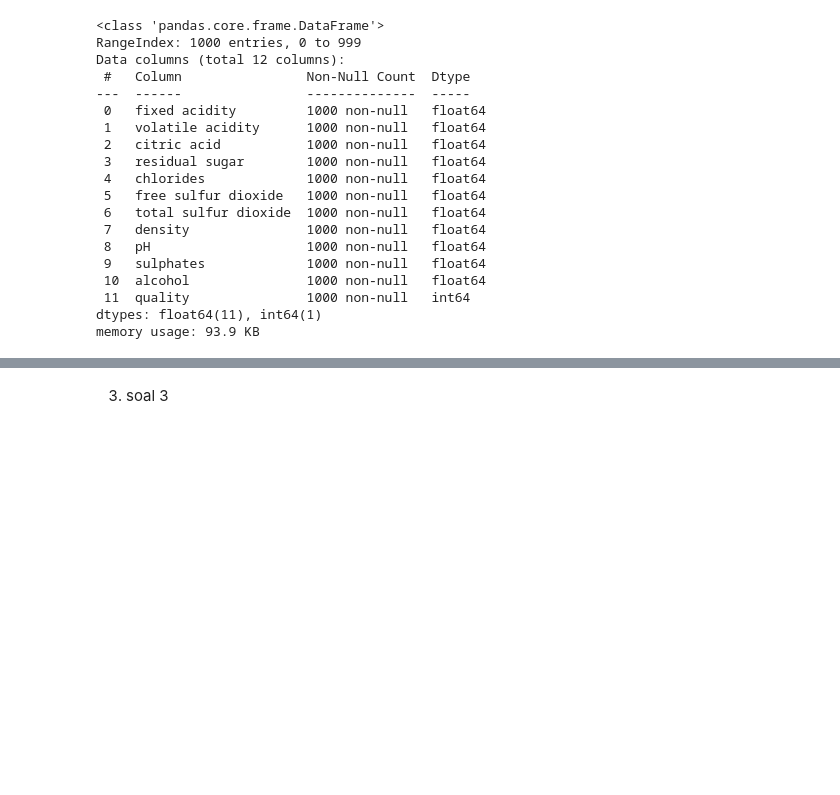
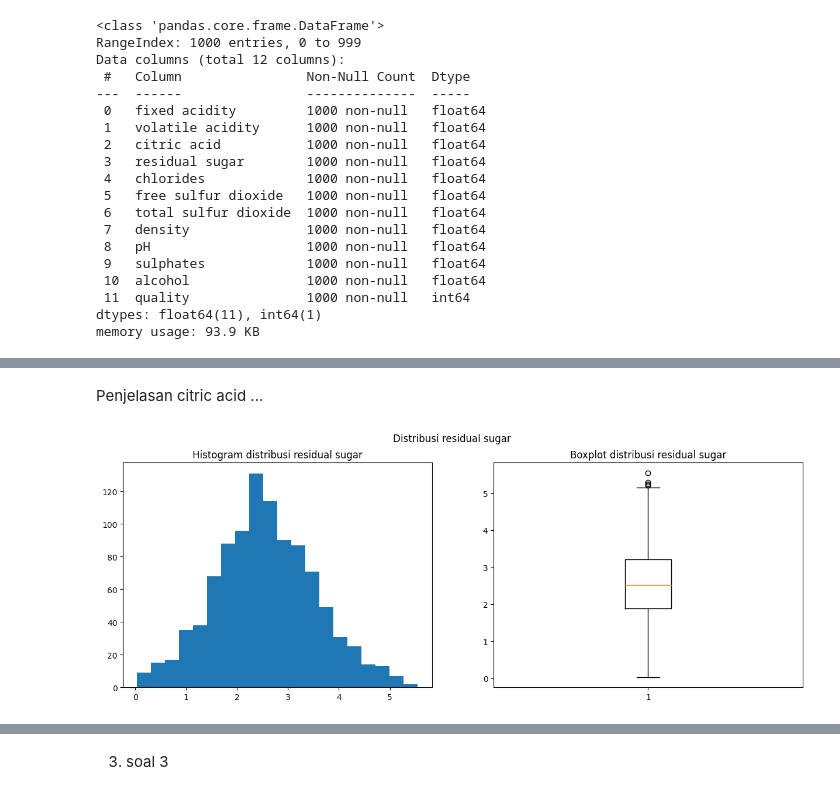
Before and after one commit to febryanarota/Tugas-Besar-Probstat, a Jupyter notebook: main.ipynb, the cells around one changed output, grey strips where cells are left out. Cells and saved outputs as stored; diff of their text form; code cells hidden in the pictures; blank space fills up the shorter version.

```diff
--- a/main.ipynb
+++ b/main.ipynb
@@ -73,0 +101,6 @@ desc
+# %% [markdown]
+Penjelasan citric acid ...
+# %%
+plot_distribusi(df["residual sugar"], "Distribusi residual sugar")
+# %% [output]
+[figure, added]
```
Also changed, not shown: parts of 26 cells of this notebook.
